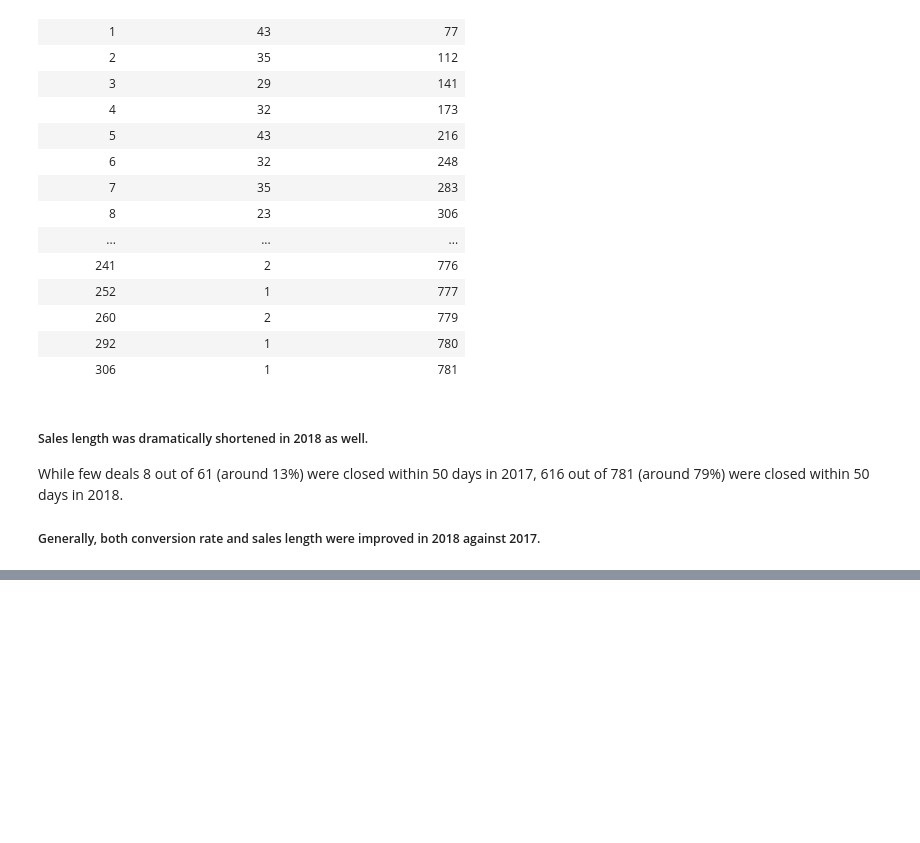
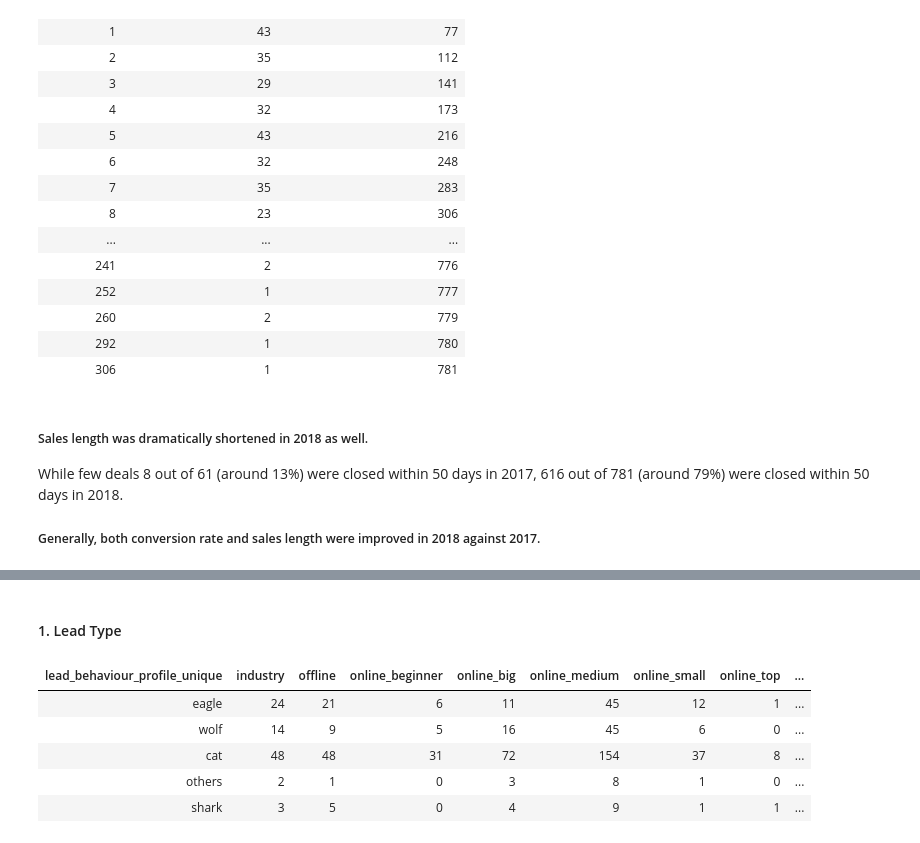
Before and after one commit to iAlhasan/Big-Data-Project, a Jupyter notebook: Sales Performance Analysis.ipynb, the cells around one changed output, grey strips where cells are left out. Drawn from its saved outputs; the diff is of its cells as text; code cells hidden in the pictures; blank space fills up the shorter version.

```diff
--- a/Sales Performance Analysis.ipynb
+++ b/Sales Performance Analysis.ipynb
@@ -437,0 +457,10 @@ While few deals 8 out of 61 (around 13%) were closed within 50 days in 2017, 616
+# %%
+# Bring 'closed deals' data
+cd_profile = spark.sql("select * from cd \
+where lead_behaviour_profile is not null \
+and lead_type is not null \
+and business_type is not null \
+and business_segment is not null")
+
+print(cd_profile.count(), "rows") # Row Count
+print(len(cd_profile.columns), "Columns") # Column Count
@@ -437,0 +518,13 @@ While few deals 8 out of 61 (around 13%) were closed within 50 days in 2017, 616
+# %%
+# We can see that there are mixed profiles, so we will label them "others"
+
+profile_list = ["cat", "eagle", "wolf", "shark"]
+
+@udf
+def label_profile(profile):
+  return profile if profile in profile_list else "others"
+
+cd_profile_2 = cd_profile.withColumn("lead_behaviour_profile_unique", label_profile(cd_profile.lead_behaviour_profile))
+print(cd_profile_2.count(), "rows") # Row Count
+print(len(cd_profile_2.columns), "Columns") # Column Count
+cd_profile_2.createOrReplaceTempView("cd_profile_2")
@@ -437,0 +546,14 @@ While few deals 8 out of 61 (around 13%) were closed within 50 days in 2017, 616
+# %% [markdown]
+#### 1. Lead Type
+# %%
+# Create profile_lead_type table
+
+profile_lead_type = cd_profile_2.groupBy("lead_behaviour_profile_unique").pivot("lead_type").count().fillna(0)
+display(profile_lead_type)
+# %% [output]
+| lead_behaviour_profile_unique | industry | offline | online_beginner | online_big | online_medium | online_small | online_top | ... |
+| eagle | 24 | 21 | 6 | 11 | 45 | 12 | 1 | ... |
+| wolf | 14 | 9 | 5 | 16 | 45 | 6 | 0 | ... |
+| cat | 48 | 48 | 31 | 72 | 154 | 37 | 8 | ... |
+| others | 2 | 1 | 0 | 3 | 8 | 1 | 0 | ... |
+| shark | 3 | 5 | 0 | 4 | 9 | 1 | 1 | ... |
```
Also changed, not shown: parts of 19 cells of this notebook.
